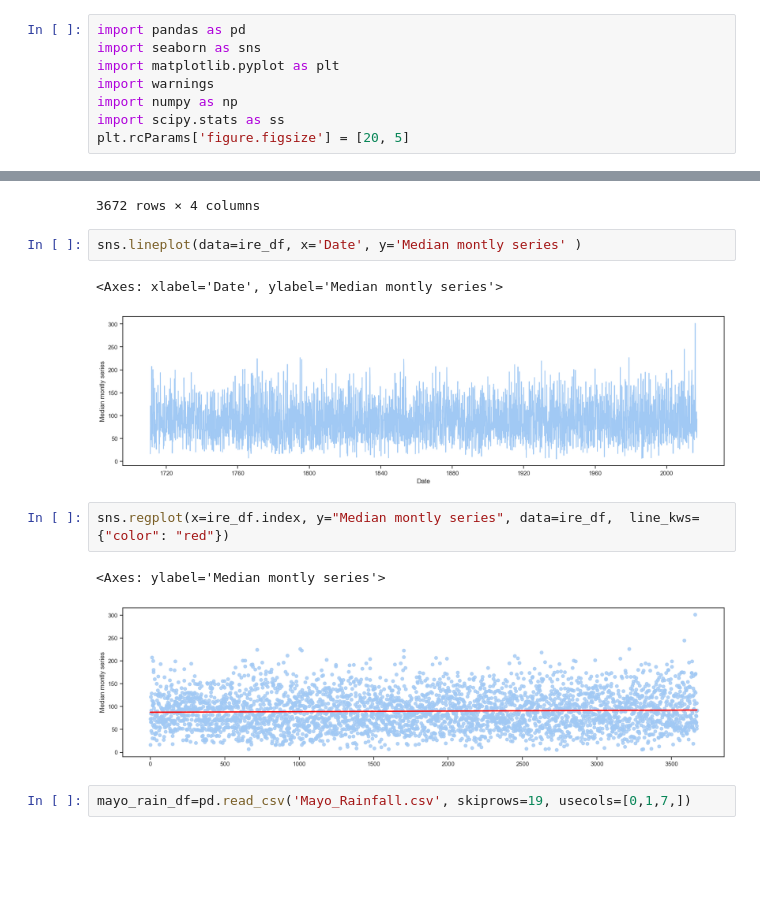
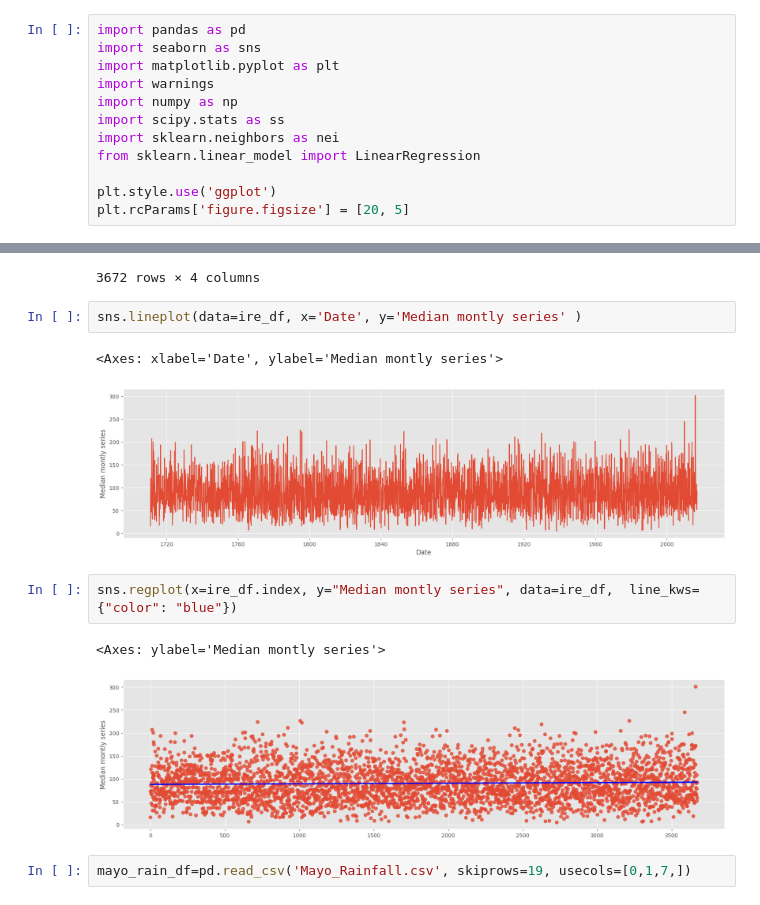
Before and after one commit to emma2d/Prog_for_DA.Project2, a Jupyter notebook: project2.ipynb, the cells around one changed output, grey strips where cells are left out. Saved outputs shown, nothing was run; the diff lists cells and outputs as text; blank space fills up the shorter version.

```diff
--- a/project2.ipynb
+++ b/project2.ipynb
@@ -7,6 +9,10 @@ import matplotlib.pyplot as plt
 import warnings
 import numpy as np
 import scipy.stats as ss
+import sklearn.neighbors as nei
+from sklearn.linear_model import LinearRegression
+
+plt.style.use('ggplot')
 plt.rcParams['figure.figsize'] = [20, 5]
 # %%
 warnings.simplefilter(action='ignore', category=FutureWarning)
@@ -264,12 +354,12 @@ ire_df
 sns.lineplot(data=ire_df, x='Date', y='Median montly series' )
 # %% [output]
 <Axes: xlabel='Date', ylabel='Median montly series'>
-[figure, old version]
+[figure, new version]
 # %%
-sns.regplot(x=ire_df.index, y="Median montly series", data=ire_df,  line_kws={"color": "red"})
+sns.regplot(x=ire_df.index, y="Median montly series", data=ire_df,  line_kws={"color": "blue"})
 # %% [output]
 <Axes: ylabel='Median montly series'>
-[figure, old version]
+[figure, new version]
 # %%
 mayo_rain_df=pd.read_csv('Mayo_Rainfall.csv', skiprows=19, usecols=[0,1,7,])
 # %%
```
Also changed, not shown: parts of 50 cells of this notebook.
